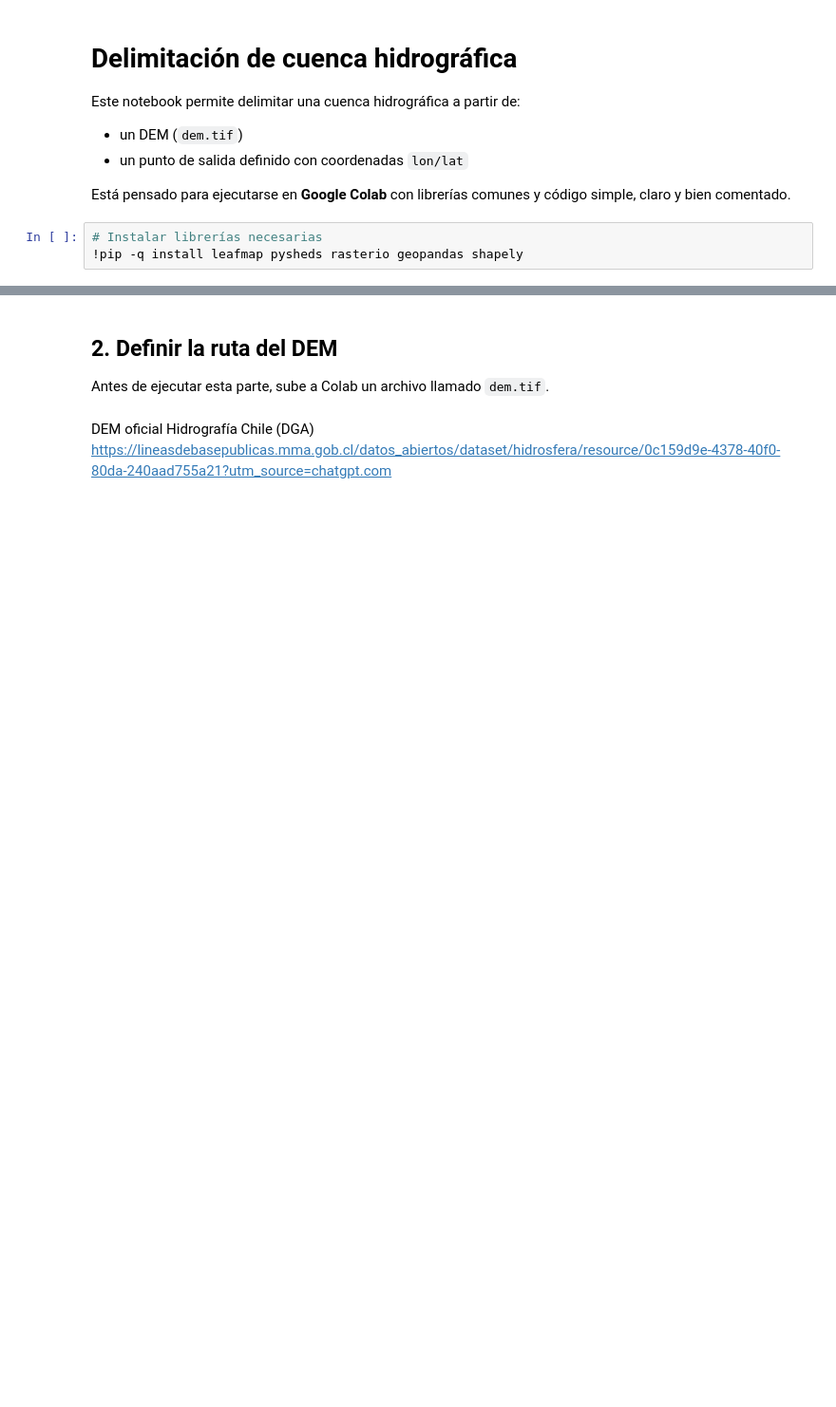
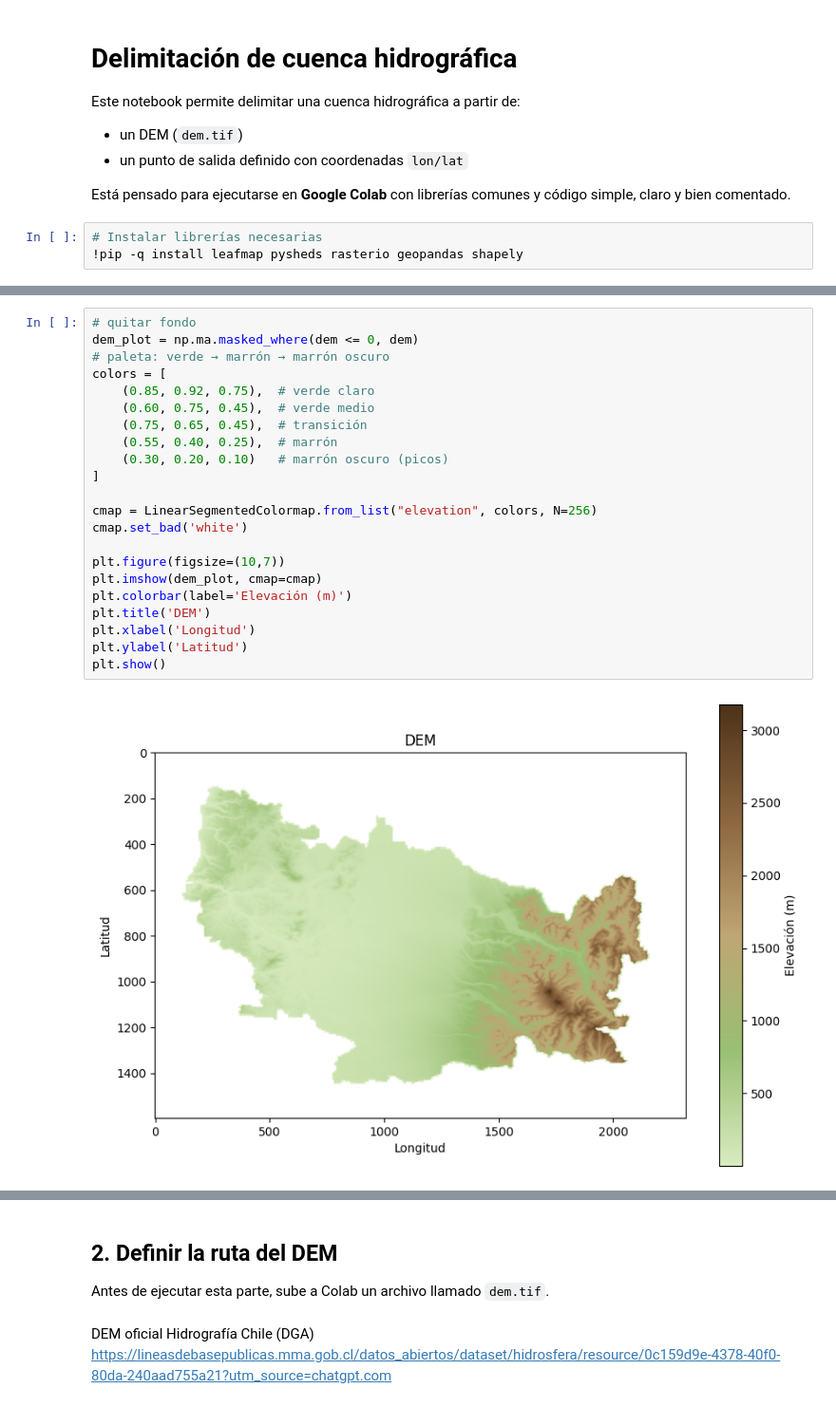
Before and after one commit to paulmunozpauta/Hidrology_Course, a Jupyter notebook: 01_Delimitacion_cuenca.ipynb, the cells around one changed output, grey strips where cells are left out. Shown at 95% size. Drawn from its saved outputs; the diff is of its cells as text; blank space fills up the shorter version.

```diff
--- a/01_Delimitacion_cuenca.ipynb
+++ b/01_Delimitacion_cuenca.ipynb
@@ -85,0 +211,24 @@ m
+# %%
+# quitar fondo
+dem_plot = np.ma.masked_where(dem <= 0, dem)
+# paleta: verde → marrón → marrón oscuro
+colors = [
+    (0.85, 0.92, 0.75),  # verde claro
+    (0.60, 0.75, 0.45),  # verde medio
+    (0.75, 0.65, 0.45),  # transición
+    (0.55, 0.40, 0.25),  # marrón
+    (0.30, 0.20, 0.10)   # marrón oscuro (picos)
+]
+
+cmap = LinearSegmentedColormap.from_list("elevation", colors, N=256)
+cmap.set_bad('white')
+
+plt.figure(figsize=(10,7))
+plt.imshow(dem_plot, cmap=cmap)
+plt.colorbar(label='Elevación (m)')
+plt.title('DEM')
+plt.xlabel('Longitud')
+plt.ylabel('Latitud')
+plt.show()
+# %% [output]
+[figure, added]
```
Also changed, not shown: parts of 53 cells of this notebook.
